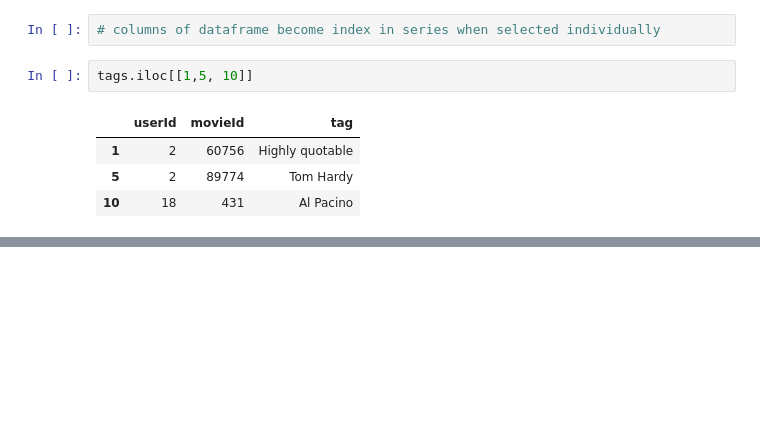
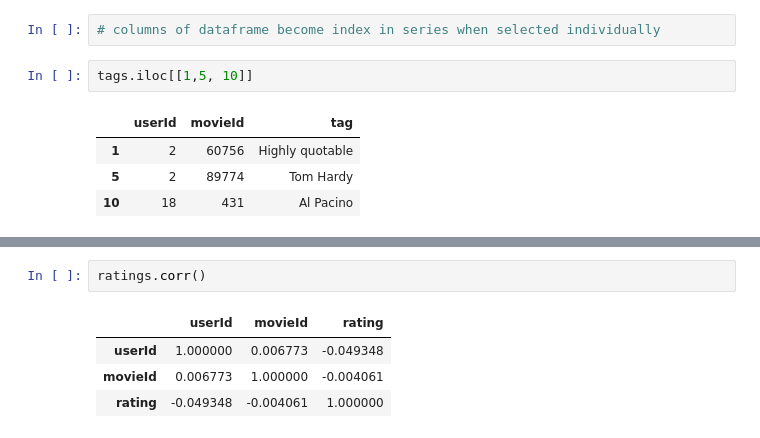
Before and after one commit to mihirsam/Python-for-Data-Science, a Jupyter notebook: Week4/Data Ingestion.ipynb, the cells around one changed output, grey strips where cells are left out. Saved outputs shown, nothing was run; the diff lists cells and outputs as text; blank space fills up the shorter version.

```diff
--- a/Week4/Data Ingestion.ipynb
+++ b/Week4/Data Ingestion.ipynb
@@ -211,0 +238,7 @@ tags.iloc[[1,5, 10]]
+# %%
+ratings.corr()
+# %% [output]
+|  | userId | movieId | rating |
+| userId | 1.000000 | 0.006773 | -0.049348 |
+| movieId | 0.006773 | 1.000000 | -0.004061 |
+| rating | -0.049348 | -0.004061 | 1.000000 |
```
Also changed, not shown: parts of 6 cells of this notebook.
